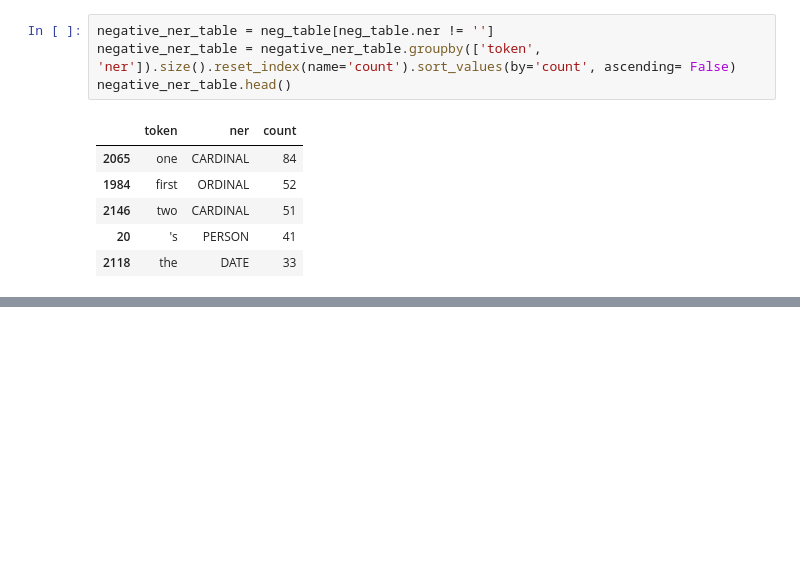
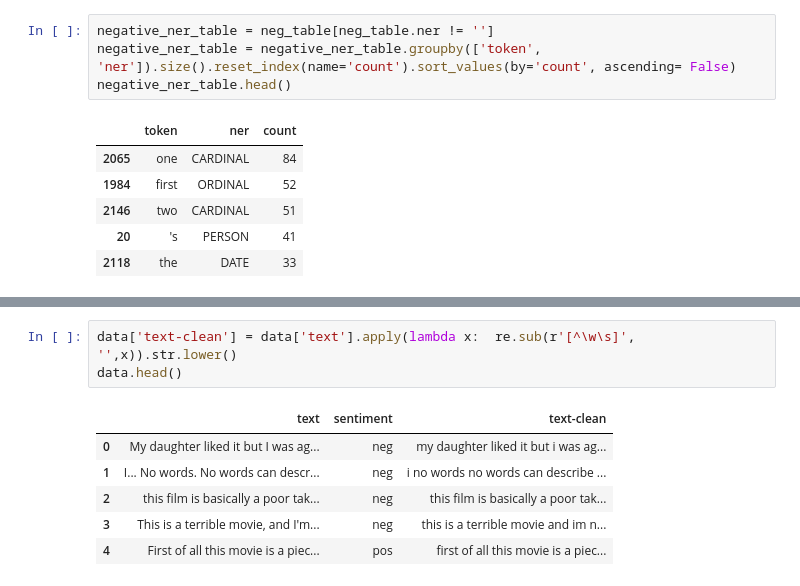
Before and after one commit to wanderer878/jupyter, a Jupyter notebook: imdb_movie_reviews_model.ipynb, the cells around one changed output, grey strips where cells are left out. Drawn from its saved outputs; the diff is of its cells as text; blank space fills up the shorter version.

Commit message:
imdb_movie_reviews_ngrams

```diff
--- a/imdb_movie_reviews_model.ipynb
+++ b/imdb_movie_reviews_model.ipynb
@@ -190,0 +229,10 @@ negative_ner_table.head()
+# %%
+data['text-clean'] = data['text'].apply(lambda x:  re.sub(r'[^\w\s]', '',x)).str.lower()
+data.head()
+# %% [output]
+|  | text | sentiment | text-clean |
+| 0 | My daughter liked it but I was ag... | neg | my daughter liked it but i was ag... |
+| 1 | I... No words. No words can descr... | neg | i no words no words can describe ... |
+| 2 | this film is basically a poor tak... | neg | this film is basically a poor tak... |
+| 3 | This is a terrible movie, and I'm... | neg | this is a terrible movie and im n... |
+| 4 | First of all this movie is a piec... | pos | first of all this movie is a piec... |
```
Also changed, not shown: parts of 8 cells of this notebook.
